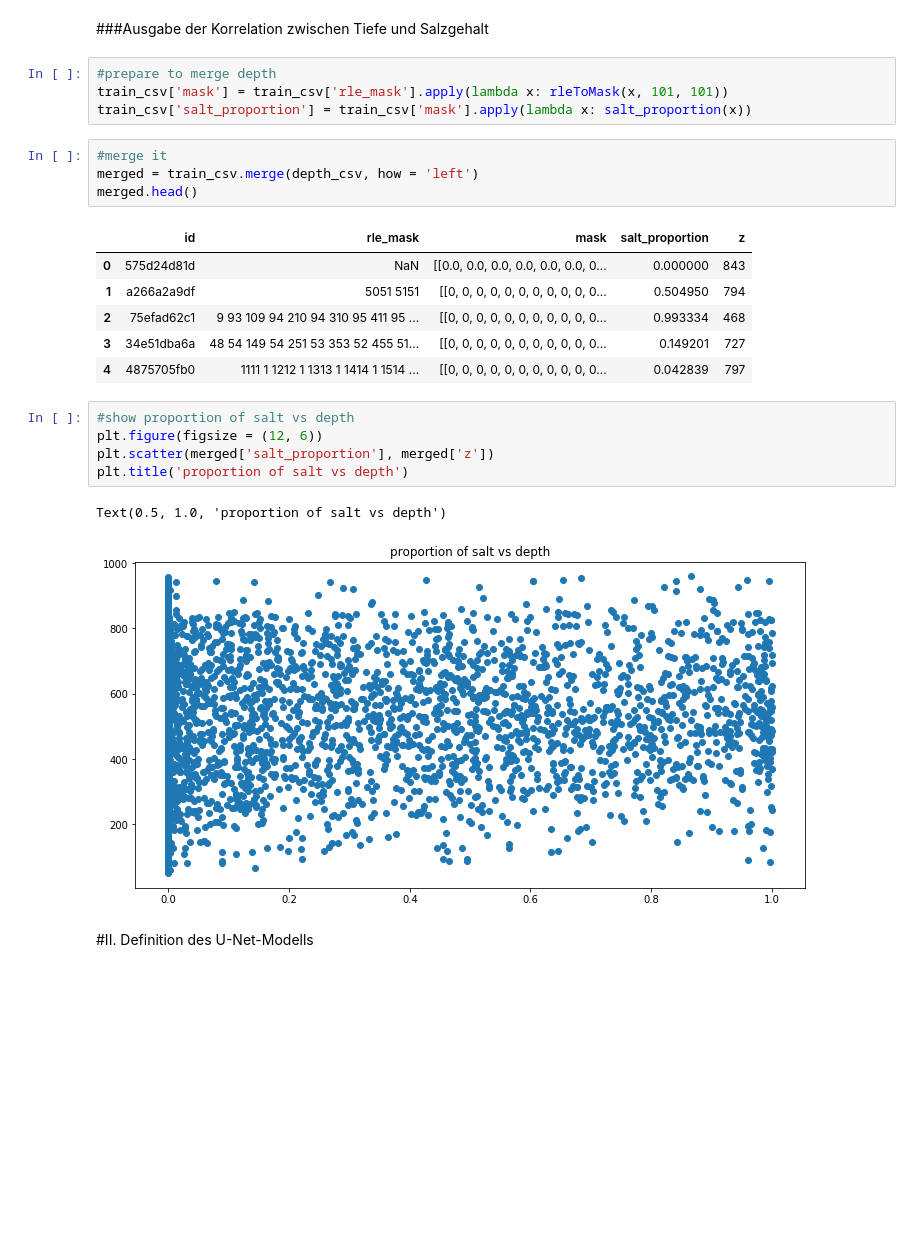
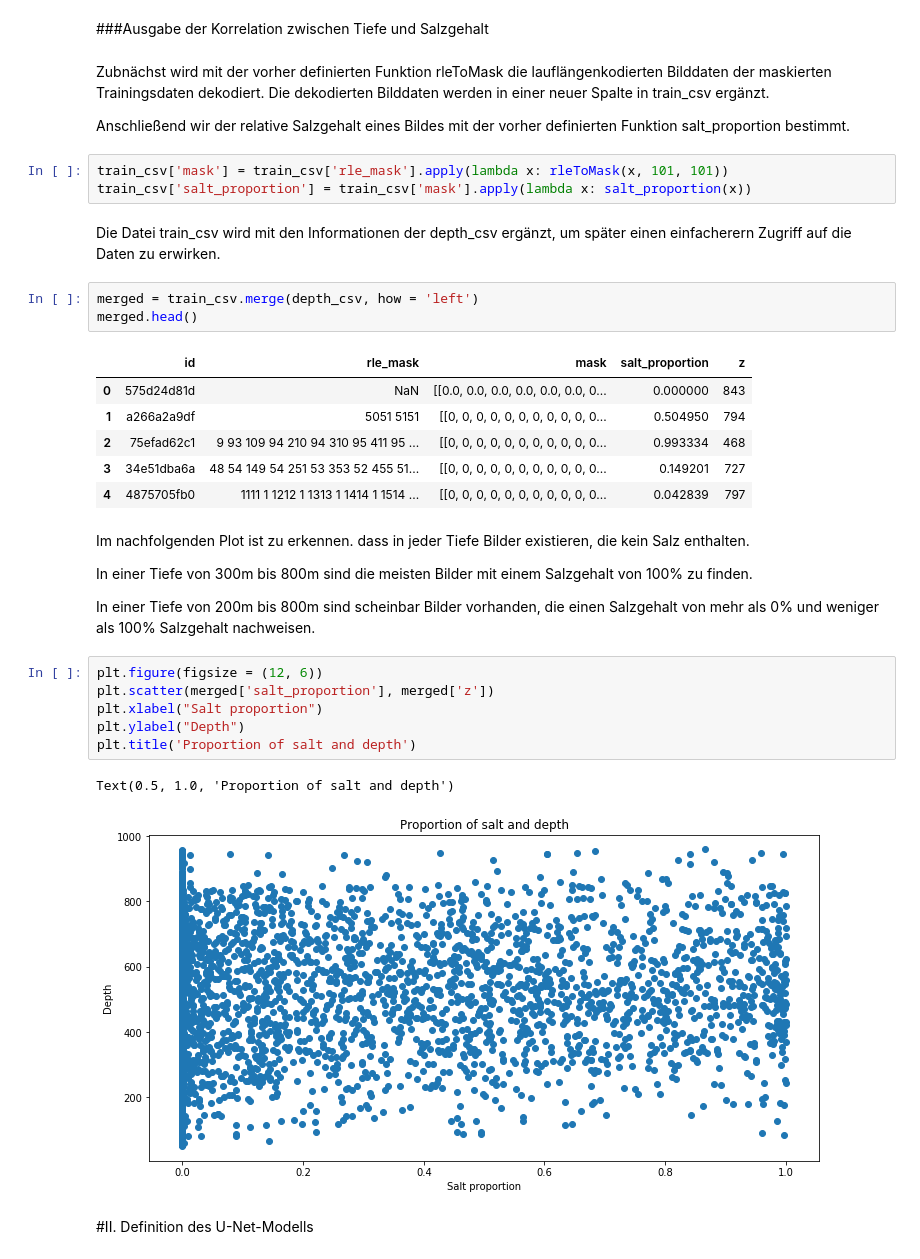
Before and after one commit to pwolscho/unet, a Jupyter notebook: u_net.ipynb, the cells around one changed output. Cells and saved outputs as stored; diff of their text form; blank space fills up the shorter version.

```diff
--- a/u_net.ipynb
+++ b/u_net.ipynb
@@ -328,12 +333,16 @@ Text(0.5, 1.0, 'Depth distribution')
 [figure]
 # %% [markdown]
 ###Ausgabe der Korrelation zwischen Tiefe und Salzgehalt
+# %% [markdown]
+Zubnächst wird mit der vorher definierten Funktion rleToMask die lauflängenkodierten Bilddaten der maskierten Trainingsdaten dekodiert. Die dekodierten Bilddaten werden in einer neuer Spalte in train_csv ergänzt.
+
+Anschließend wir der relative Salzgehalt eines Bildes mit der vorher definierten Funktion salt_proportion bestimmt.
 # %%
-#prepare to merge depth
 train_csv['mask'] = train_csv['rle_mask'].apply(lambda x: rleToMask(x, 101, 101))
 train_csv['salt_proportion'] = train_csv['mask'].apply(lambda x: salt_proportion(x))
+# %% [markdown]
+Die Datei train_csv wird mit den Informationen der depth_csv ergänzt, um später einen einfacherern Zugriff auf die Daten zu erwirken.
 # %%
-#merge it
 merged = train_csv.merge(depth_csv, how = 'left')
 merged.head()
 # %% [output]
@@ -343,13 +352,20 @@ merged.head()
 | 2 | 75efad62c1 | 9 93 109 94 210 94 310 95 411 95 ... | [[0, 0, 0, 0, 0, 0, 0, 0, 0, 0, 0... | 0.993334 | 468 |
 | 3 | 34e51dba6a | 48 54 149 54 251 53 353 52 455 51... | [[0, 0, 0, 0, 0, 0, 0, 0, 0, 0, 0... | 0.149201 | 727 |
 | 4 | 4875705fb0 | 1111 1 1212 1 1313 1 1414 1 1514 ... | [[0, 0, 0, 0, 0, 0, 0, 0, 0, 0, 0... | 0.042839 | 797 |
+# %% [markdown]
+Im nachfolgenden Plot ist zu erkennen. dass in jeder Tiefe Bilder existieren, die kein Salz enthalten.
+
+In einer Tiefe von 300m bis 800m sind die meisten Bilder mit einem Salzgehalt von 100% zu finden.
+
+In einer Tiefe von 200m bis 800m sind scheinbar Bilder vorhanden, die einen Salzgehalt von mehr als 0% und weniger als 100% Salzgehalt nachweisen.
 # %%
-#show proportion of salt vs depth
 plt.figure(figsize = (12, 6))
 plt.scatter(merged['salt_proportion'], merged['z'])
-plt.title('proportion of salt vs depth')
+plt.xlabel("Salt proportion")
+plt.ylabel("Depth")
+plt.title('Proportion of salt and depth')
 # %% [output]
-Text(0.5, 1.0, 'proportion of salt vs depth')
+Text(0.5, 1.0, 'Proportion of salt and depth')
-[figure, old version]
+[figure, new version]
 # %% [markdown]
 #II. Definition des U-Net-Modells
```
Also changed, not shown: parts of 17 cells of this notebook.
